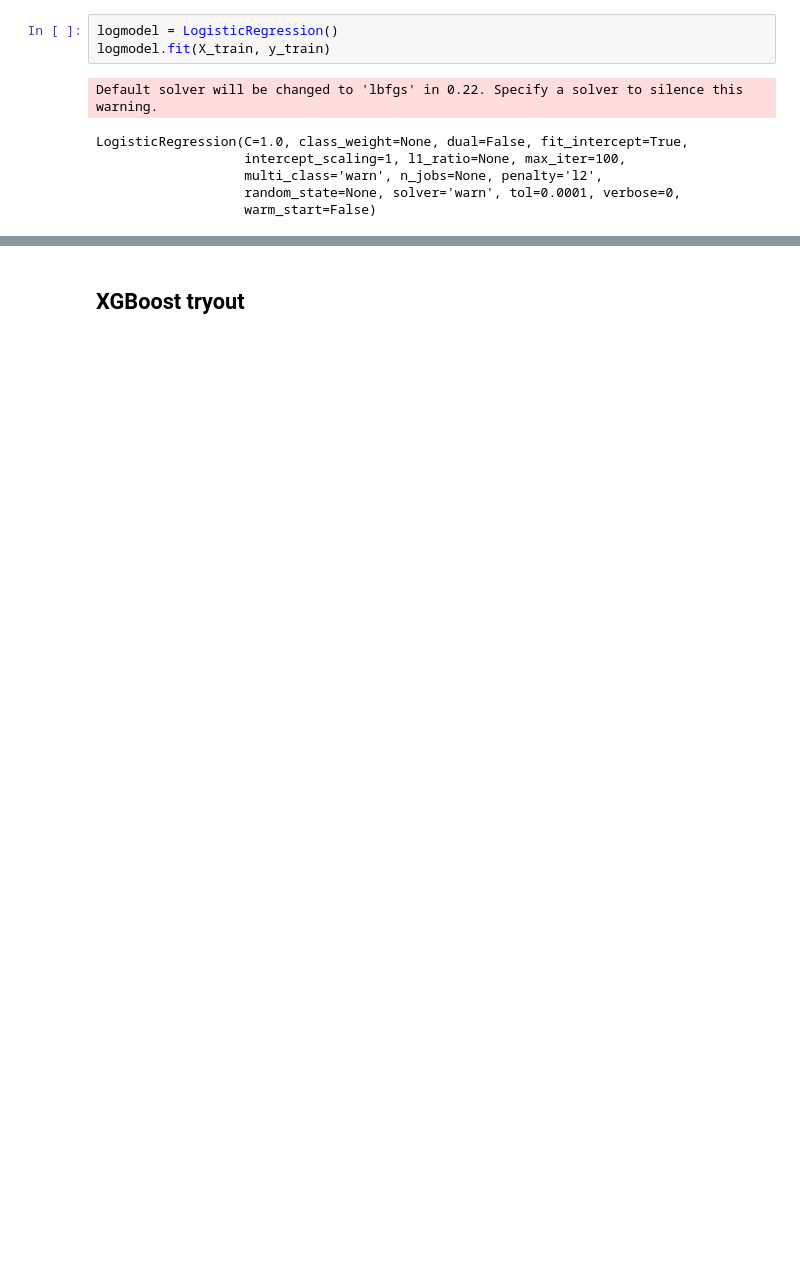
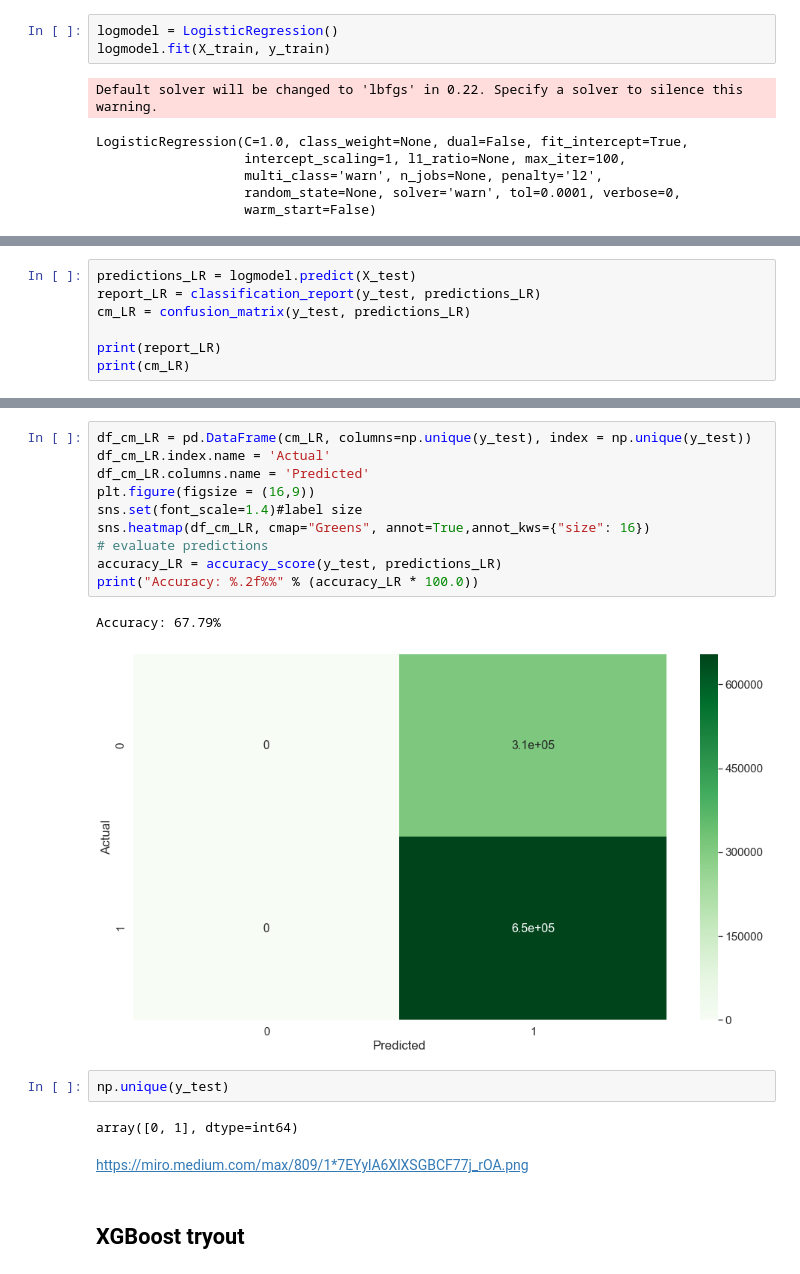
Before and after one commit to velwu/iSchool_Summer2020_proj, a Jupyter notebook: ML_Logistic_Reg_Tryout_Vel_W.ipynb, the cells around one changed output, grey strips where cells are left out. Drawn from its saved outputs; the diff is of its cells as text; blank space fills up the shorter version.

Commit message:
XGBoost + Logistic Reg with Confusion Matrices

```diff
--- a/ML_Logistic_Reg_Tryout_Vel_W.ipynb
+++ b/ML_Logistic_Reg_Tryout_Vel_W.ipynb
@@ -484,0 +450,7 @@ Accuracy: 67.74%
+# %%
+predictions_LR = logmodel.predict(X_test)
+report_LR = classification_report(y_test, predictions_LR)
+cm_LR = confusion_matrix(y_test, predictions_LR)
+
+print(report_LR)
+print(cm_LR)
@@ -485,3 +470,22 @@ Accuracy: 67.74%
+# %%
+df_cm_LR = pd.DataFrame(cm_LR, columns=np.unique(y_test), index = np.unique(y_test))
+df_cm_LR.index.name = 'Actual'
+df_cm_LR.columns.name = 'Predicted'
+plt.figure(figsize = (16,9))
+sns.set(font_scale=1.4)#label size
+sns.heatmap(df_cm_LR, cmap="Greens", annot=True,annot_kws={"size": 16})
+# evaluate predictions
+accuracy_LR = accuracy_score(y_test, predictions_LR)
+print("Accuracy: %.2f%%" % (accuracy_LR * 100.0))
+# %% [output]
+Accuracy: 67.79%
+[figure, added]
+# %%
+np.unique(y_test)
+# %% [output]
+array([0, 1], dtype=int64)
+# %% [markdown]
+https://miro.medium.com/max/809/1*7EYylA6XlXSGBCF77j_rOA.png
 # %% [markdown]
 <a id = "sec3"></a>
 ## XGBoost tryout
```
Also changed, not shown: parts of 14 cells of this notebook.
